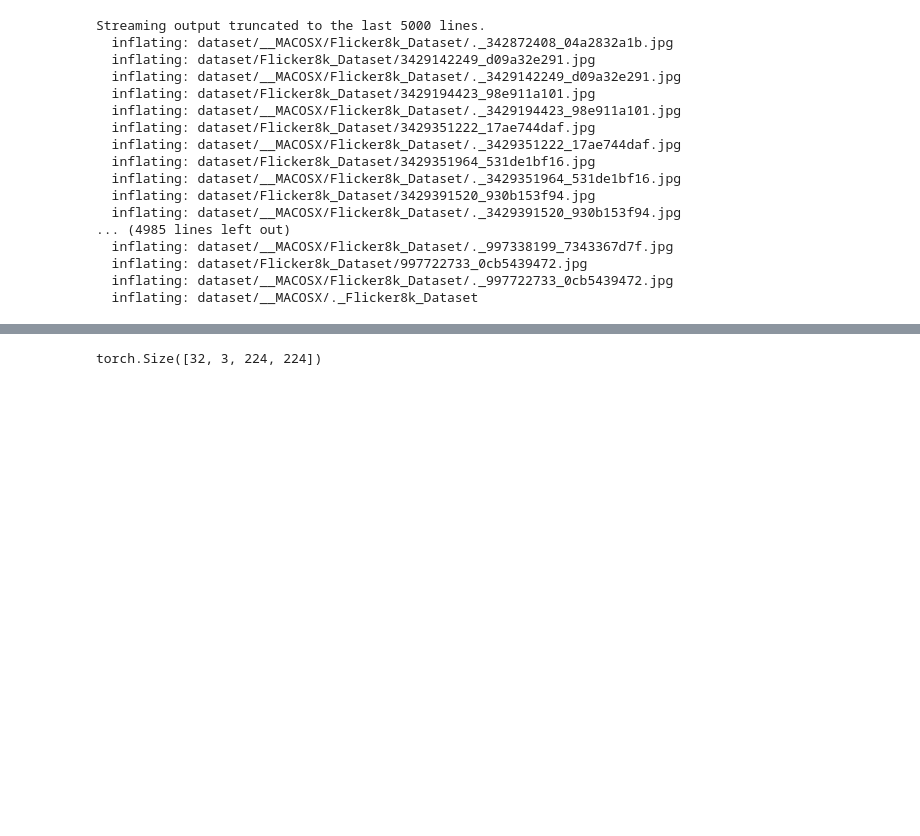
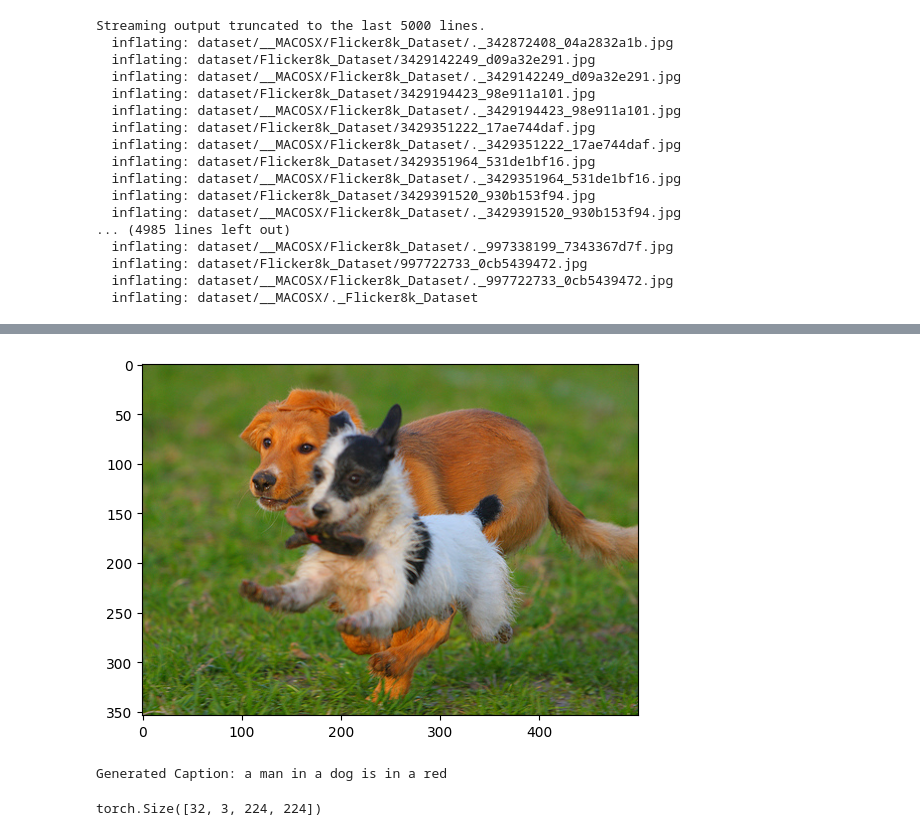
Before and after one commit to darkwingpatil/Ml_hackethons, a Jupyter notebook: Capstone_Proj_main_Image_Captioning_v3.ipynb, the cells around one changed output, grey strips where cells are left out. Saved outputs shown, nothing was run; the diff lists cells and outputs as text; code cells hidden in the pictures; blank space fills up the shorter version.

```diff
--- a/Capstone_Proj_main_Image_Captioning_v3.ipynb
+++ b/Capstone_Proj_main_Image_Captioning_v3.ipynb
@@ -99,3 +424,15 @@ True
+# %%
+import matplotlib.pyplot as plt
+import matplotlib.image as mpimg
+sample_image = os.path.join(Config.image_dir, os.listdir(Config.image_dir)[0])
+img = mpimg.imread(sample_image)
+plt.imshow(img)
+plt.show()
+caption = test_generation(trained_model, vocab, sample_image)
+print(f"Generated Caption: {caption}")
+# %% [output]
+[figure, added]
+Generated Caption: a man in a dog is in a red
 # %%
 import os
 import torch
```
Also changed, not shown: parts of 6 cells of this notebook.
